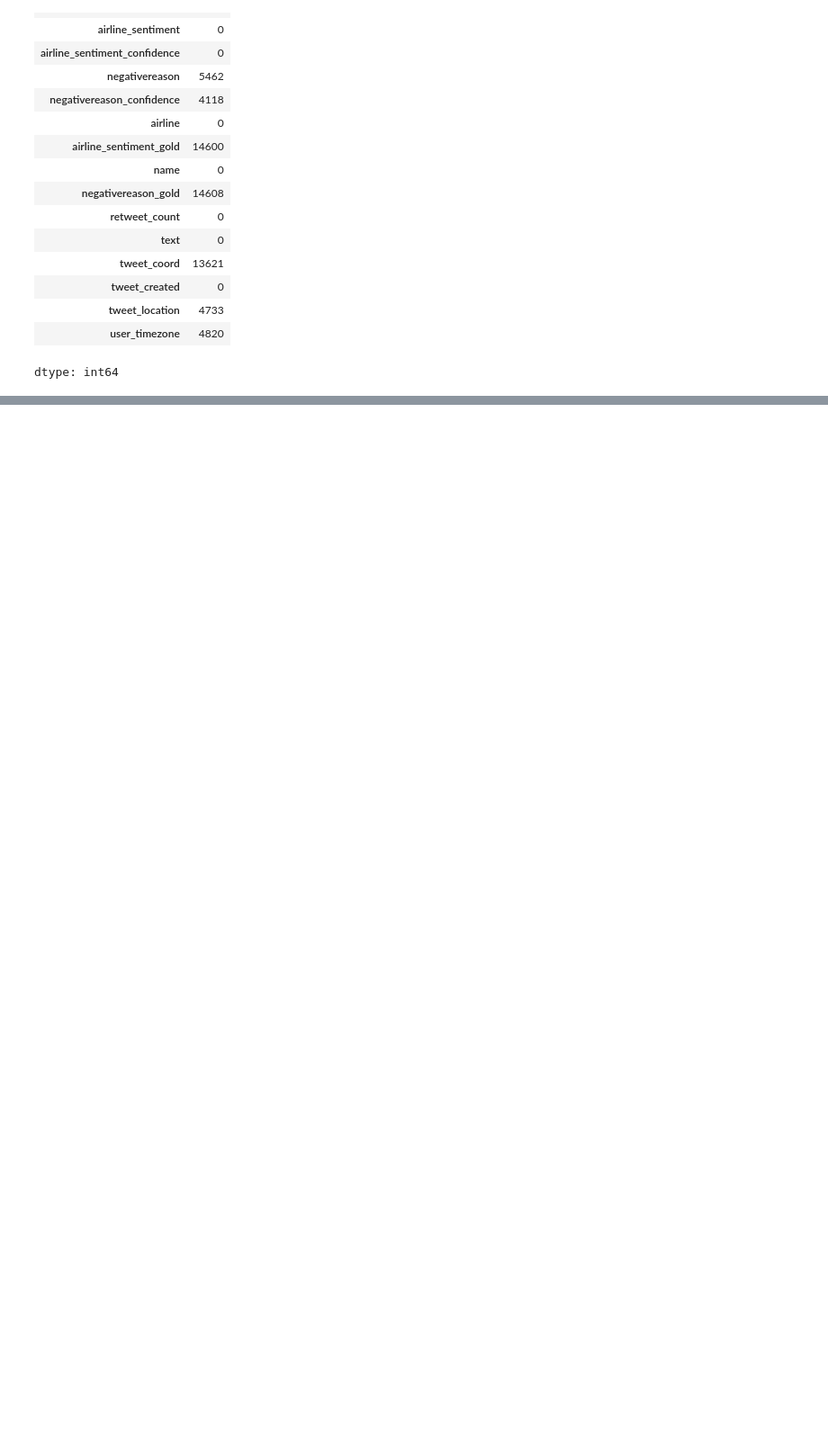
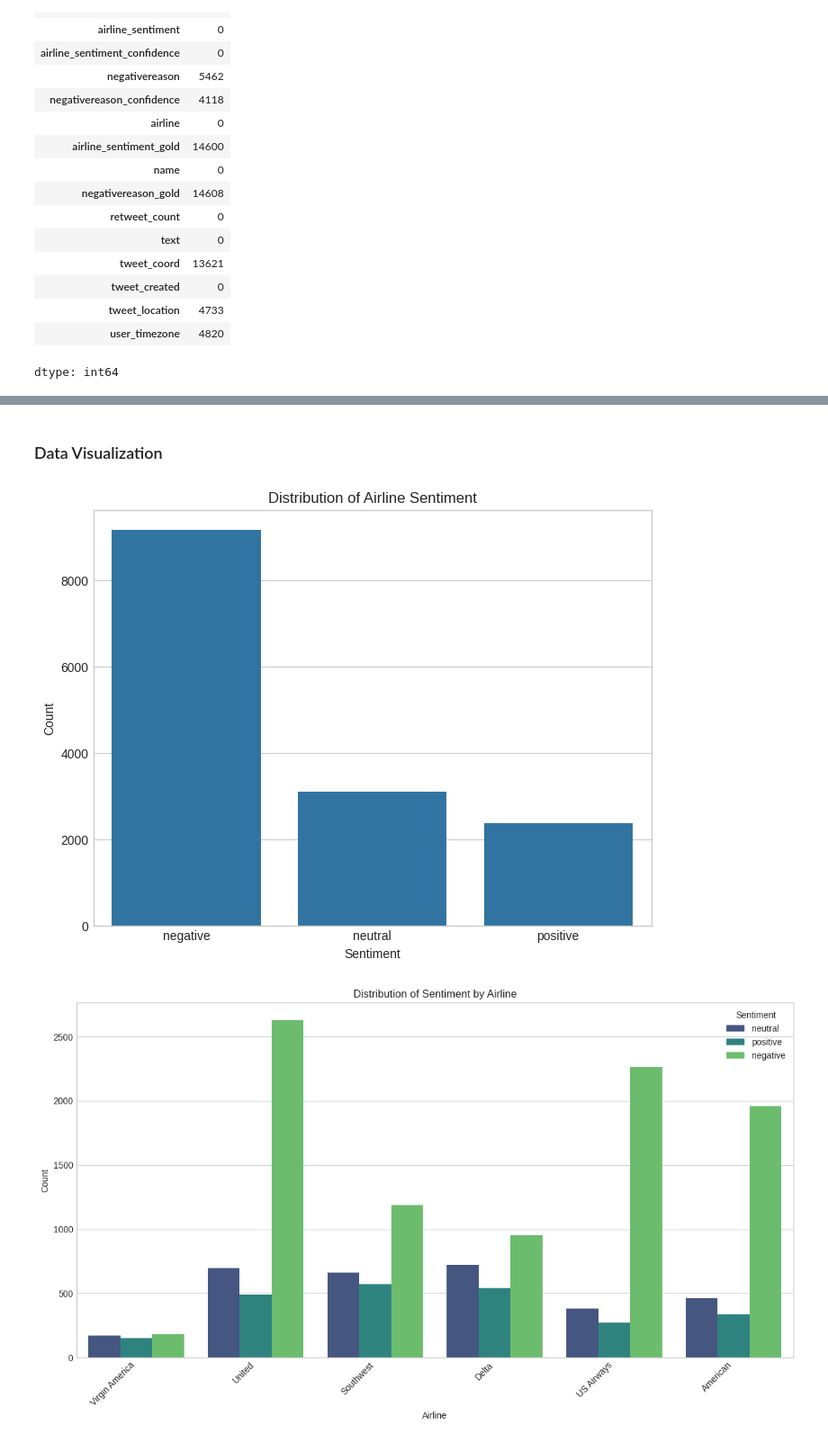
Before and after one commit to LatiefDataVisionary/airline-sentiment-nlp-capstone, a Jupyter notebook: notebooks/notebook.ipynb, the cells around one changed output, grey strips where cells are left out. Shown: that part at 90% size. Drawn from its saved outputs; the diff is of its cells as text; code cells hidden in the pictures; blank space fills up the shorter version.

Commit message:
Step 2: Data Loading and Exploratory Data Analysis (EDA)

```diff
--- a/notebooks/notebook.ipynb
+++ b/notebooks/notebook.ipynb
@@ -80,0 +206,24 @@ This project aims to analyze the sentiment of tweets towards US airlines using N
+# %% [markdown]
+### Data Visualization
+# %%
+# Visualize the distribution of airline_sentiment
+plt.figure(figsize=(8, 6))
+sns.countplot(data=df, x='airline_sentiment', order=df['airline_sentiment'].value_counts().index)
+plt.title('Distribution of Airline Sentiment')
+plt.xlabel('Sentiment')
+plt.ylabel('Count')
+plt.show()
+
+# Visualize the distribution of sentiment for each airline
+plt.figure(figsize=(12, 7))
+sns.countplot(data=df, x='airline', hue='airline_sentiment', palette='viridis')
+plt.title('Distribution of Sentiment by Airline')
+plt.xlabel('Airline')
+plt.ylabel('Count')
+plt.xticks(rotation=45, ha='right')
+plt.legend(title='Sentiment')
+plt.tight_layout()
+plt.show()
+# %% [output]
+[figure, added]
+[figure, added]
```
Also changed, not shown: parts of 5 cells of this notebook.
